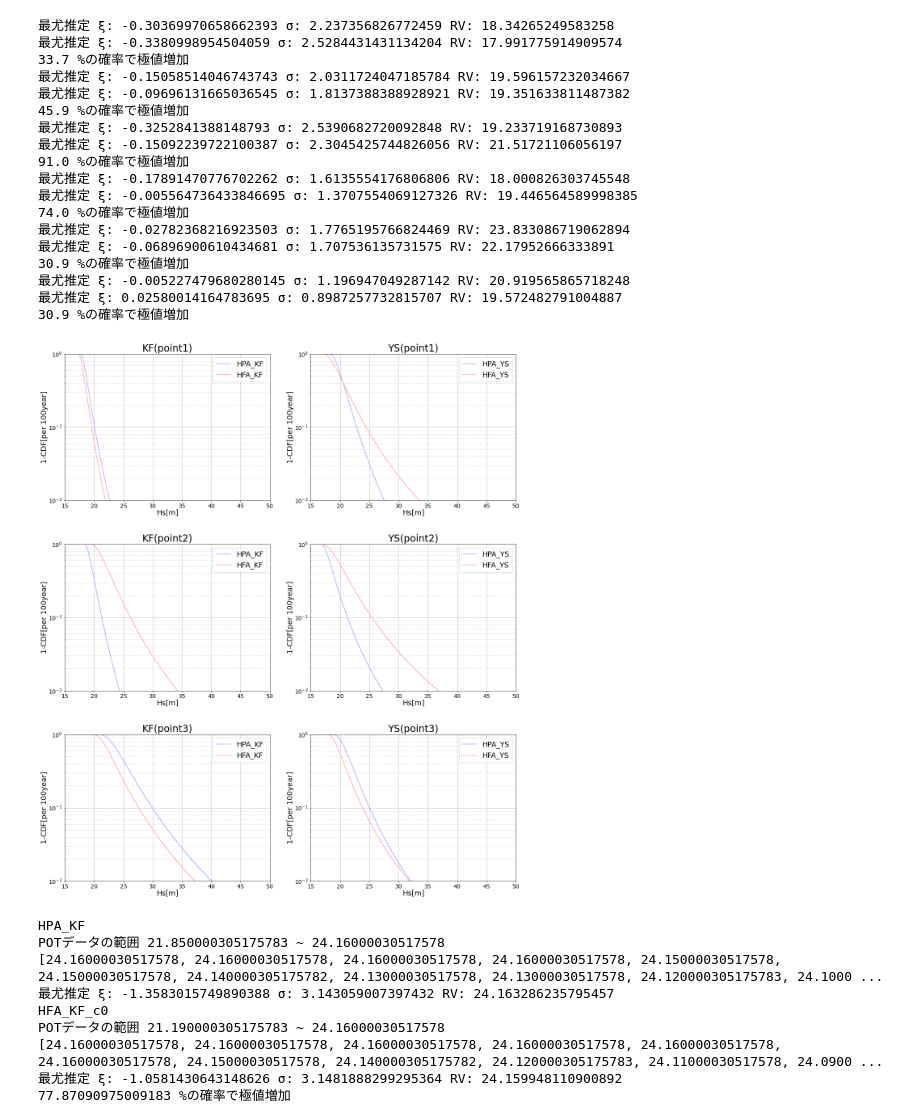
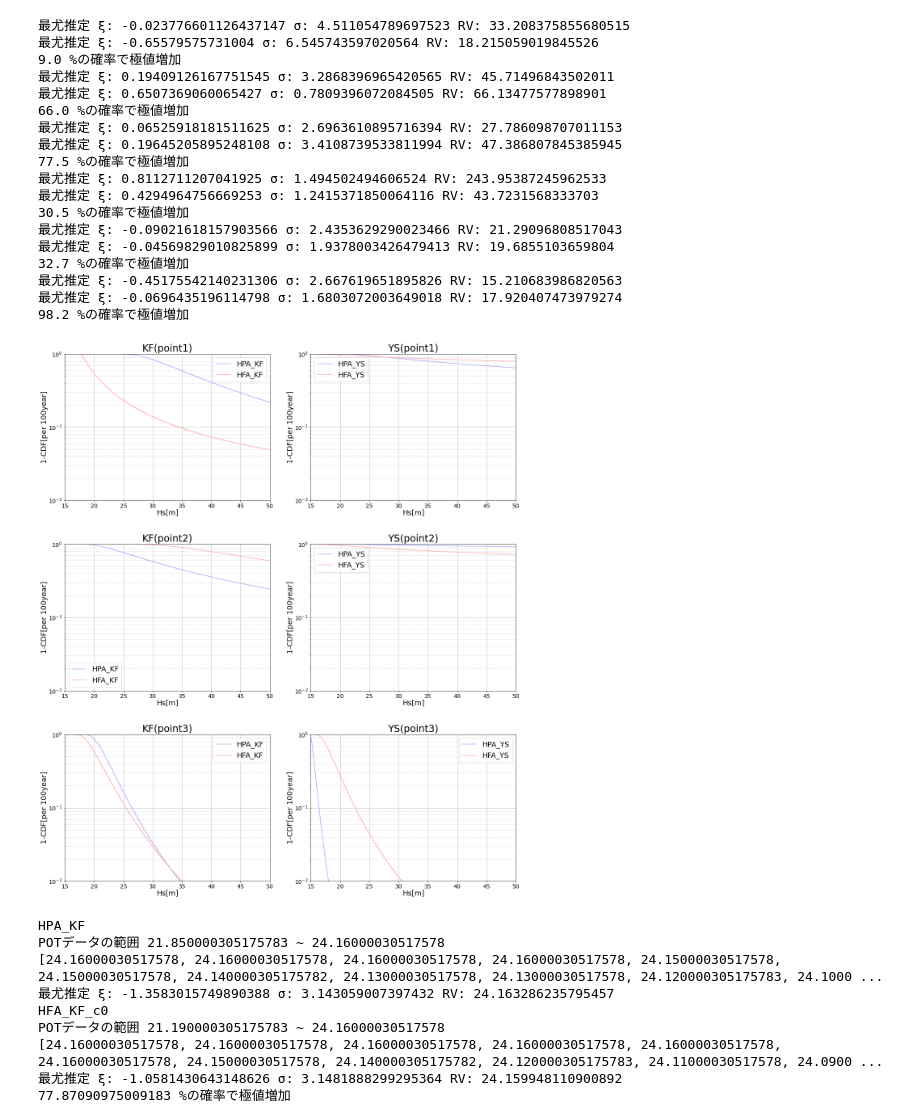
Before and after one commit to greedtn/MRI-AGCM3.2H, a Jupyter notebook: calc_prob/calc_prob.ipynb, the cells around one changed output. Cells and saved outputs as stored; diff of their text form; code cells hidden in the pictures.

```diff
--- a/calc_prob/calc_prob.ipynb
+++ b/calc_prob/calc_prob.ipynb
@@ -49,7 +49,7 @@ for index in range(len(INDEX)):
                 model = 'HPA_' + model
             else:  # 未来
                 model = 'HFA_' + model + '_c0'
-            with open('../pot_csv/' + model + '_POT_DATA.csv', 'r') as csv_file:
+            with open('../pot_csv(100)(thr=8)/' + model + '_POT_DATA.csv', 'r') as csv_file:
                 csv_reader = reader(csv_file)
                 POT_ALL = list(csv_reader)
             POT = POT_ALL[idx] # 指定した場所のPOTを抽出
@@ -58,59 +58,59 @@ for index in range(len(INDEX)):
             for k in range(len(POT)):
                 s.append(float(POT[k]))
             s = sorted(s, reverse=True)
-            if len(POT) < 100:
+            if len(POT) < 10:
                 is_ok = False
                 print("データ数：", len(POT), "データ数が不足しているため, この地点は使用できません")
             else:
                 POT = s[:100]
                 if j == 0:  # 過去
                     past_rv, past_pro = func.lwm_gpd(data=POT, error=[0.005], thr=POT[-1], n=219143, n0=100, con=1.0)
                 else:  # 将来
                     f_rv, f_pro = func.lwm_gpd(data=POT, error=[0.005], thr=POT[-1], n=219143, n0=100, con=1.0)
 
         if is_ok:
             P = calc_p(past_rv, past_pro, f_rv, f_pro)
             cdf_p_hs, cdf_p_sum = cdf(past_rv, past_pro)
             cdf_f_hs, cdf_f_sum = cdf(f_rv, f_pro)
             print('{:.1f}'.format(P), '%の確率で極値増加')
             ax = fig.add_subplot(3, 2, 2 * index + i+1)
             ax.plot(cdf_p_hs, cdf_p_sum, c='#aaaaFF')
             ax.plot(cdf_f_hs, cdf_f_sum, c='#FFaaaa')
             ax.legend(['HPA_' + model[4:6], model[:-3]], fontsize=18)
             ax.set_xlim((15, 50))
             ax.set_ylim((0.01, 1))
             ax.set_xlabel("Hs[m]", fontsize=18, labelpad=1)
             ax.set_ylabel("1-CDF[per 100year]", fontsize=18, labelpad=1)
             ax.tick_params(axis='x', labelsize=14)
             ax.tick_params(axis='y', labelsize=14)
             ax.set_title(MODEL[i] + '(point' + str(index+1) + ')', fontsize=24)
             ax.set_yscale('log')
             ax.grid(which='major',color='black',linestyle='-', alpha=0.3)
             ax.grid(which='minor',color='black',linestyle='dotted', alpha=0.3)
 
 plt.subplots_adjust(hspace=0.3)
-plt.savefig("../img/cdf.png")
+# plt.savefig("../img/cdf.png")
 plt.show()
 # %% [output]
-最尤推定 ξ: -0.30369970658662393 σ: 2.237356826772459 RV: 18.34265249583258
-最尤推定 ξ: -0.3380998954504059 σ: 2.5284431431134204 RV: 17.991775914909574
-33.7 %の確率で極値増加
-最尤推定 ξ: -0.15058514046743743 σ: 2.0311724047185784 RV: 19.596157232034667
-最尤推定 ξ: -0.09696131665036545 σ: 1.8137388388928921 RV: 19.351633811487382
-45.9 %の確率で極値増加
-最尤推定 ξ: -0.3252841388148793 σ: 2.5390682720092848 RV: 19.233719168730893
-最尤推定 ξ: -0.15092239722100387 σ: 2.3045425744826056 RV: 21.51721106056197
-91.0 %の確率で極値増加
-最尤推定 ξ: -0.17891470776702262 σ: 1.6135554176806806 RV: 18.000826303745548
-最尤推定 ξ: -0.005564736433846695 σ: 1.3707554069127326 RV: 19.446564589998385
-74.0 %の確率で極値増加
-最尤推定 ξ: -0.02782368216923503 σ: 1.7765195766824469 RV: 23.833086719062894
-最尤推定 ξ: -0.06896900610434681 σ: 1.707536135731575 RV: 22.17952666333891
-30.9 %の確率で極値増加
-最尤推定 ξ: -0.005227479680280145 σ: 1.196947049287142 RV: 20.919565865718248
-最尤推定 ξ: 0.02580014164783695 σ: 0.8987257732815707 RV: 19.572482791004887
-30.9 %の確率で極値増加
+最尤推定 ξ: -0.023776601126437147 σ: 4.511054789697523 RV: 33.208375855680515
+最尤推定 ξ: -0.65579575731004 σ: 6.545743597020564 RV: 18.215059019845526
+9.0 %の確率で極値増加
+最尤推定 ξ: 0.19409126167751545 σ: 3.2868396965420565 RV: 45.71496843502011
+最尤推定 ξ: 0.6507369060065427 σ: 0.7809396072084505 RV: 66.13477577898901
+66.0 %の確率で極値増加
+最尤推定 ξ: 0.06525918181511625 σ: 2.6963610895716394 RV: 27.786098707011153
+最尤推定 ξ: 0.19645205895248108 σ: 3.4108739533811994 RV: 47.386807845385945
+77.5 %の確率で極値増加
+最尤推定 ξ: 0.8112711207041925 σ: 1.494502494606524 RV: 243.95387245962533
+最尤推定 ξ: 0.4294964756669253 σ: 1.2415371850064116 RV: 43.7231568333703
+30.5 %の確率で極値増加
+最尤推定 ξ: -0.09021618157903566 σ: 2.4353629290023466 RV: 21.29096808517043
+最尤推定 ξ: -0.04569829010825899 σ: 1.9378003426479413 RV: 19.6855103659804
+32.7 %の確率で極値増加
+最尤推定 ξ: -0.45175542140231306 σ: 2.667619651895826 RV: 15.210683986820563
+最尤推定 ξ: -0.0696435196114798 σ: 1.6803072003649018 RV: 17.920407473979274
+98.2 %の確率で極値増加
-[figure, old version]
+[figure, new version]
 # %%
 """
 LWMの出力結果を用いて, 極値増大確率を算出する.
```
Also changed, not shown: 36 other files.
